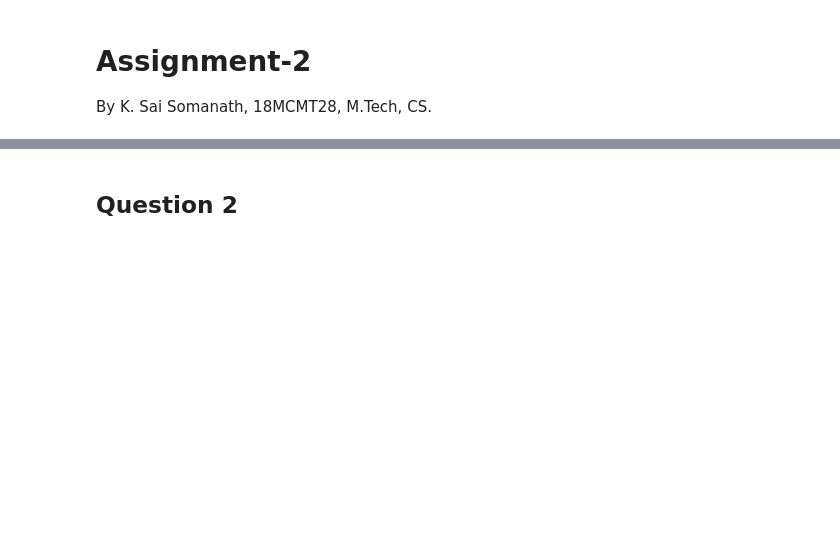
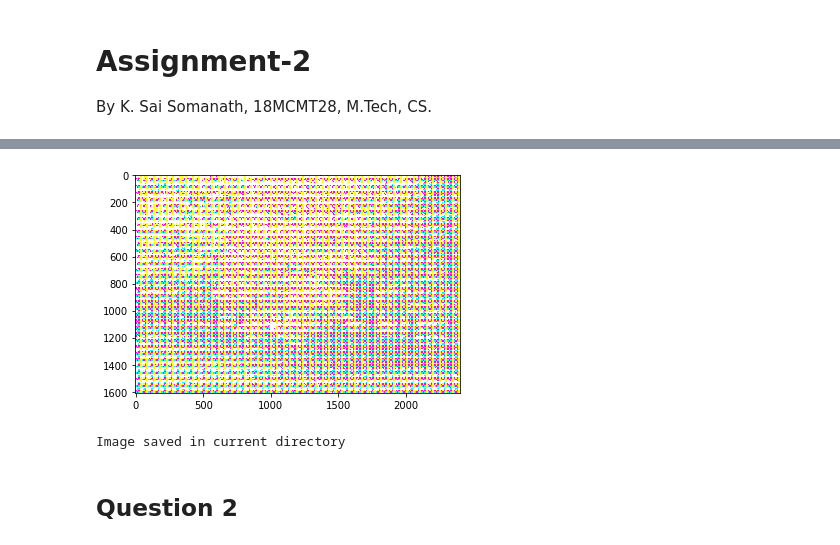
Before and after one commit to saisk8/Color-Image-Processing, a Jupyter notebook: Assignment-2/Assignment-2.ipynb, the cells around one changed output, grey strips where cells are left out. Drawn from its saved outputs; the diff is of its cells as text; code cells hidden in the pictures; blank space fills up the shorter version.

```diff
--- a/Assignment-2/Assignment-2.ipynb
+++ b/Assignment-2/Assignment-2.ipynb
@@ -4,2 +16,45 @@ By K. Sai Somanath, 18MCMT28, M.Tech, CS.
+# %%
+def color_dithering(image):
+    output_img = np.full((image.shape[0]*4, image.shape[1]*4, 3), 255,np.uint8)
+
+    # Locations fo each color component
+    c_ind = [[0,1],[0,3],[2,1],[2,2],[2,3]]
+    m_ind = [[0,2],[1,1],[1,3],[3,1],[3,3],[2,0]]
+    y_ind = [[0,0],[1,0],[1,2],[3,0],[3,2]]
+    (heigth, width) = image.shape[:2]
+    for i in range(image.shape[0]):
+        for j in range(image.shape[1]):
+            c_val = 255 - image[i,j,2]
+            m_val = 255 - image[i,j,1]
+            y_val = 255 - image[i,j,0]
+
+            # Find number of dots to be set for C,M,Y using unitary method
+            c_dots = ( len(c_ind) * c_val ) // 255
+            m_dots = ( len(m_ind) * m_val ) // 255
+            y_dots = ( len(y_ind) * y_val ) // 255
+
+            x,y = i*4, j*4
+            for k in range(c_dots): # for cyan, set B and G
+                output_img[x + c_ind[k][0],y + c_ind[k][1]] = [255,255,0]
+
+            for k in range(m_dots): # for magenta, set B and R
+                output_img[x + m_ind[k][0],y + m_ind[k][1]] = [255,0,255]
+
+            for k in range(y_dots): # for yellow, set G and R
+                output_img[x + y_ind[k][0],y + y_ind[k][1]] = [0,255,255]
+
+
+    plt.imshow(cv2.cvtColor(output_img,cv2.COLOR_BGR2RGB))
+    plt.show()
+    # Save in the current directory
+    cv2.imwrite('Dithered.jpg', output_img)
+    print('Image saved in current directory')
+    return
+# %%
+image = cv2.imread('Images/fall-colours.jpg')
+color_dithering(image)
+# %% [output]
+[figure, added]
+Image saved in current directory
 # %% [markdown]
 ## Question 2
```
Also changed, not shown: parts of 12 cells of this notebook, 6 other files.
